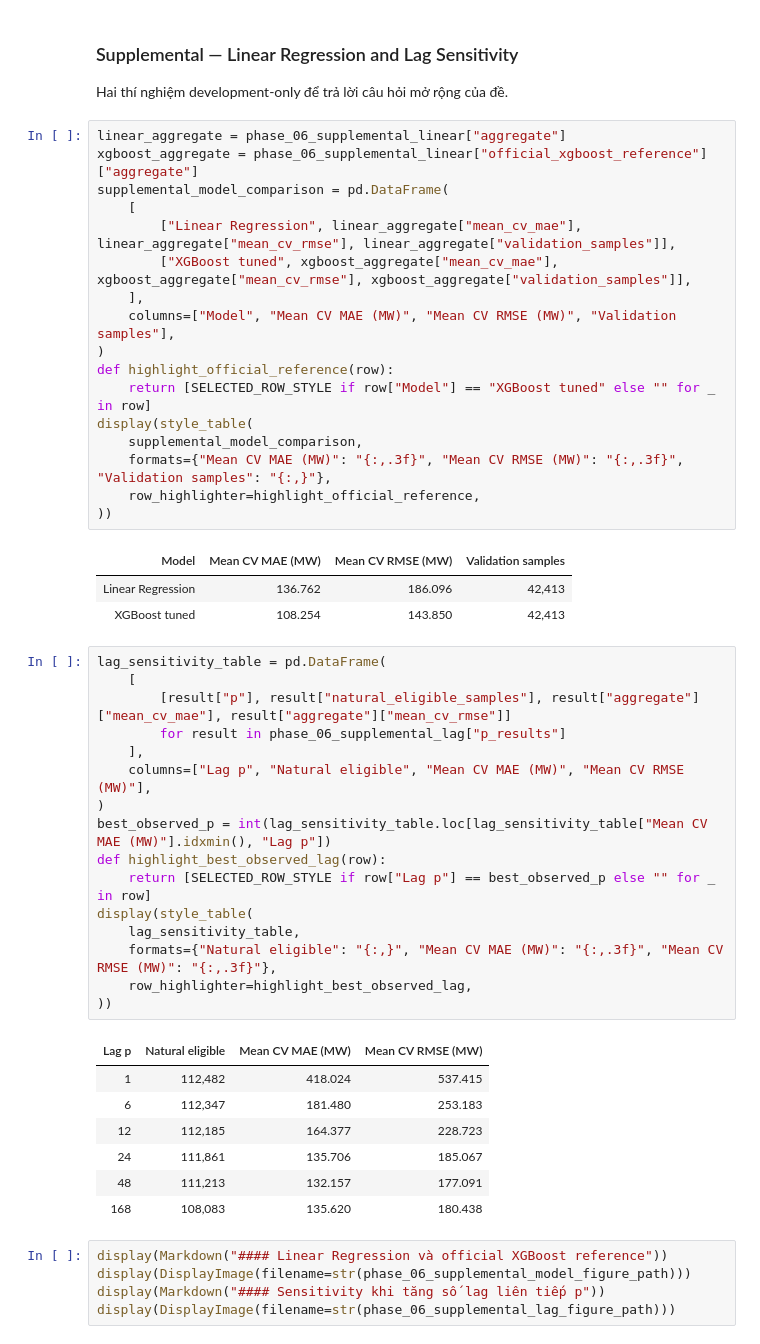
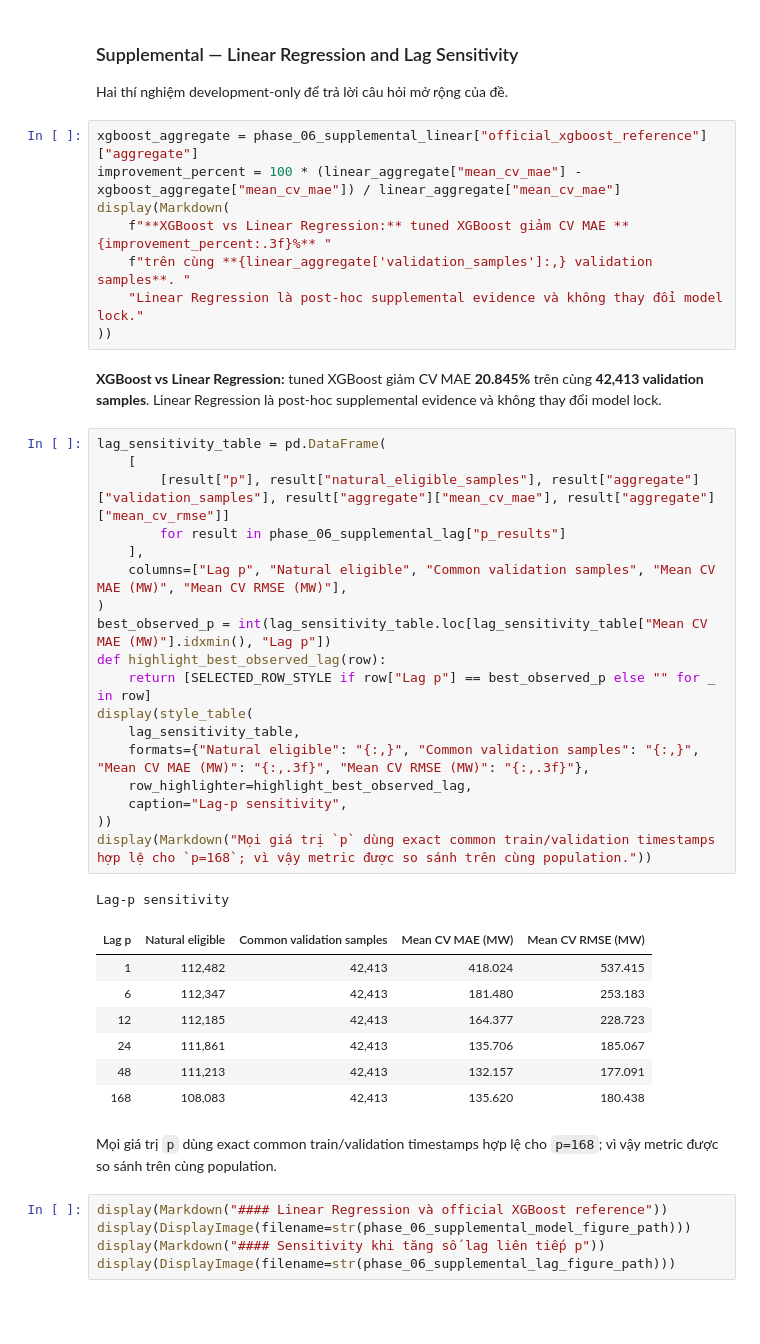
Before and after one commit to Tuvienn/TOTAL_LAB_PRACTICE_FOR_TIME_SERIES, a Jupyter notebook: total_practice/Practice_3_v2/notebooks/Practice_3_v2_present.ipynb, the cells around one changed output. Cells and saved outputs as stored; diff of their text form; blank space fills up the shorter version.

```diff
--- a/total_practice/Practice_3_v2/notebooks/Practice_3_v2_present.ipynb
+++ b/total_practice/Practice_3_v2/notebooks/Practice_3_v2_present.ipynb
@@ -569,50 +618,43 @@ display(DisplayImage(filename=str(phase_06_fold_figure_path)))
 
 Hai thí nghiệm development-only để trả lời câu hỏi mở rộng của đề.
 # %%
-linear_aggregate = phase_06_supplemental_linear["aggregate"]
 xgboost_aggregate = phase_06_supplemental_linear["official_xgboost_reference"]["aggregate"]
-supplemental_model_comparison = pd.DataFrame(
-    [
-        ["Linear Regression", linear_aggregate["mean_cv_mae"], linear_aggregate["mean_cv_rmse"], linear_aggregate["validation_samples"]],
-        ["XGBoost tuned", xgboost_aggregate["mean_cv_mae"], xgboost_aggregate["mean_cv_rmse"], xgboost_aggregate["validation_samples"]],
-    ],
-    columns=["Model", "Mean CV MAE (MW)", "Mean CV RMSE (MW)", "Validation samples"],
-)
-def highlight_official_reference(row):
-    return [SELECTED_ROW_STYLE if row["Model"] == "XGBoost tuned" else "" for _ in row]
-display(style_table(
-    supplemental_model_comparison,
-    formats={"Mean CV MAE (MW)": "{:,.3f}", "Mean CV RMSE (MW)": "{:,.3f}", "Validation samples": "{:,}"},
-    row_highlighter=highlight_official_reference,
+improvement_percent = 100 * (linear_aggregate["mean_cv_mae"] - xgboost_aggregate["mean_cv_mae"]) / linear_aggregate["mean_cv_mae"]
+display(Markdown(
+    f"**XGBoost vs Linear Regression:** tuned XGBoost giảm CV MAE **{improvement_percent:.3f}%** "
+    f"trên cùng **{linear_aggregate['validation_samples']:,} validation samples**. "
+    "Linear Regression là post-hoc supplemental evidence và không thay đổi model lock."
 ))
 # %% [output]
-| Model | Mean CV MAE (MW) | Mean CV RMSE (MW) | Validation samples |
-| Linear Regression | 136.762 | 186.096 | 42,413 |
-| XGBoost tuned | 108.254 | 143.850 | 42,413 |
+**XGBoost vs Linear Regression:** tuned XGBoost giảm CV MAE **20.845%** trên cùng **42,413 validation samples**. Linear Regression là post-hoc supplemental evidence và không thay đổi model lock.
 # %%
 lag_sensitivity_table = pd.DataFrame(
     [
-        [result["p"], result["natural_eligible_samples"], result["aggregate"]["mean_cv_mae"], result["aggregate"]["mean_cv_rmse"]]
+        [result["p"], result["natural_eligible_samples"], result["aggregate"]["validation_samples"], result["aggregate"]["mean_cv_mae"], result["aggregate"]["mean_cv_rmse"]]
         for result in phase_06_supplemental_lag["p_results"]
     ],
-    columns=["Lag p", "Natural eligible", "Mean CV MAE (MW)", "Mean CV RMSE (MW)"],
+    columns=["Lag p", "Natural eligible", "Common validation samples", "Mean CV MAE (MW)", "Mean CV RMSE (MW)"],
 )
 best_observed_p = int(lag_sensitivity_table.loc[lag_sensitivity_table["Mean CV MAE (MW)"].idxmin(), "Lag p"])
 def highlight_best_observed_lag(row):
     return [SELECTED_ROW_STYLE if row["Lag p"] == best_observed_p else "" for _ in row]
 display(style_table(
     lag_sensitivity_table,
-    formats={"Natural eligible": "{:,}", "Mean CV MAE (MW)": "{:,.3f}", "Mean CV RMSE (MW)": "{:,.3f}"},
+    formats={"Natural eligible": "{:,}", "Common validation samples": "{:,}", "Mean CV MAE (MW)": "{:,.3f}", "Mean CV RMSE (MW)": "{:,.3f}"},
     row_highlighter=highlight_best_observed_lag,
+    caption="Lag-p sensitivity",
 ))
+display(Markdown("Mọi giá trị `p` dùng exact common train/validation timestamps hợp lệ cho `p=168`; vì vậy metric được so sánh trên cùng population."))
 # %% [output]
+Lag-p sensitivity
-| Lag p | Natural eligible | Mean CV MAE (MW) | Mean CV RMSE (MW) |
-| 1 | 112,482 | 418.024 | 537.415 |
-| 6 | 112,347 | 181.480 | 253.183 |
-| 12 | 112,185 | 164.377 | 228.723 |
-| 24 | 111,861 | 135.706 | 185.067 |
-| 48 | 111,213 | 132.157 | 177.091 |
-| 168 | 108,083 | 135.620 | 180.438 |
+| Lag p | Natural eligible | Common validation samples | Mean CV MAE (MW) | Mean CV RMSE (MW) |
+| 1 | 112,482 | 42,413 | 418.024 | 537.415 |
+| 6 | 112,347 | 42,413 | 181.480 | 253.183 |
+| 12 | 112,185 | 42,413 | 164.377 | 228.723 |
+| 24 | 111,861 | 42,413 | 135.706 | 185.067 |
+| 48 | 111,213 | 42,413 | 132.157 | 177.091 |
+| 168 | 108,083 | 42,413 | 135.620 | 180.438 |
+Mọi giá trị `p` dùng exact common train/validation timestamps hợp lệ cho `p=168`; vì vậy metric được so sánh trên cùng population.
 # %%
 display(Markdown("#### Linear Regression và official XGBoost reference"))
 display(DisplayImage(filename=str(phase_06_supplemental_model_figure_path)))
```
Also changed, not shown: parts of 26 cells of this notebook, 11 other files.
